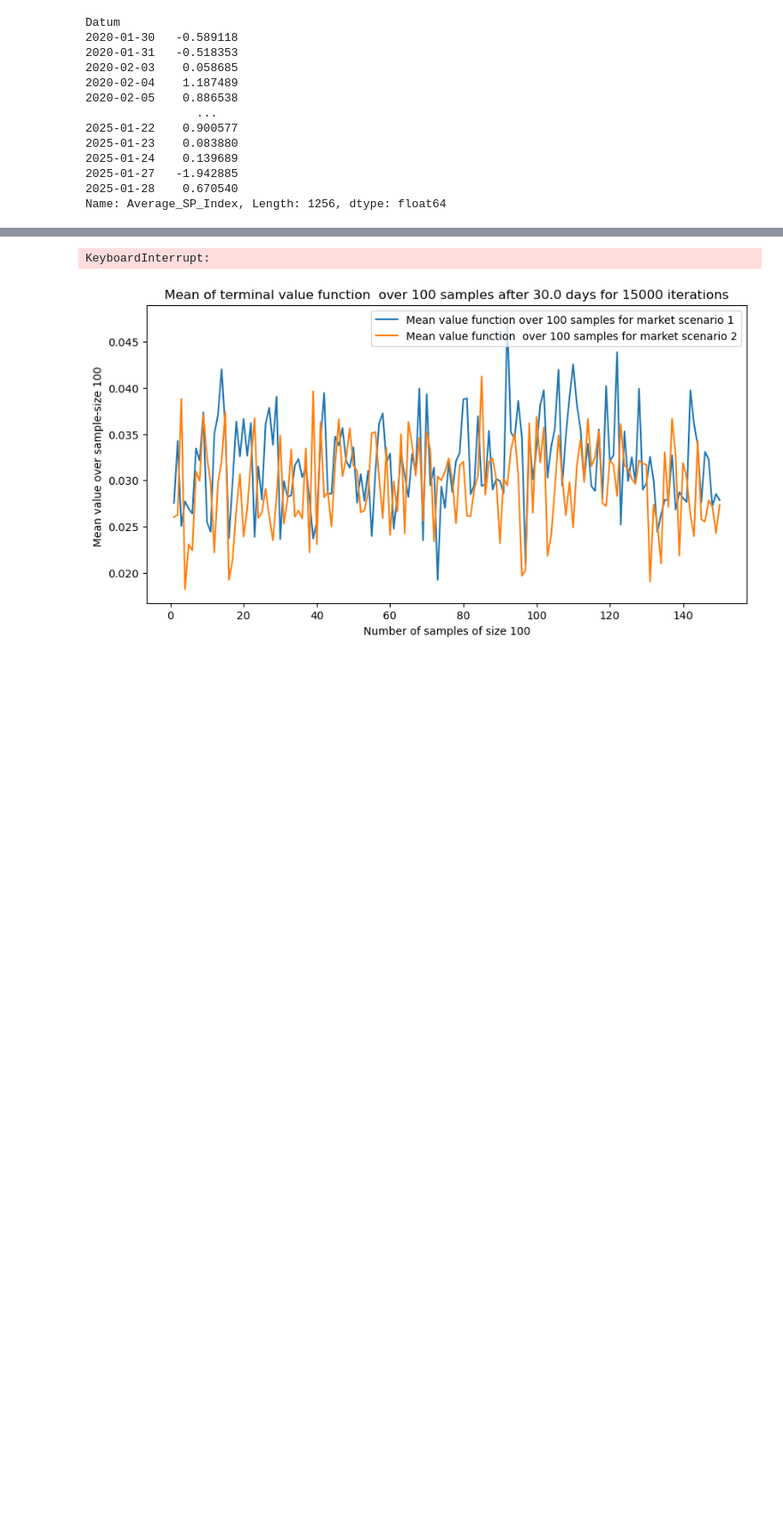
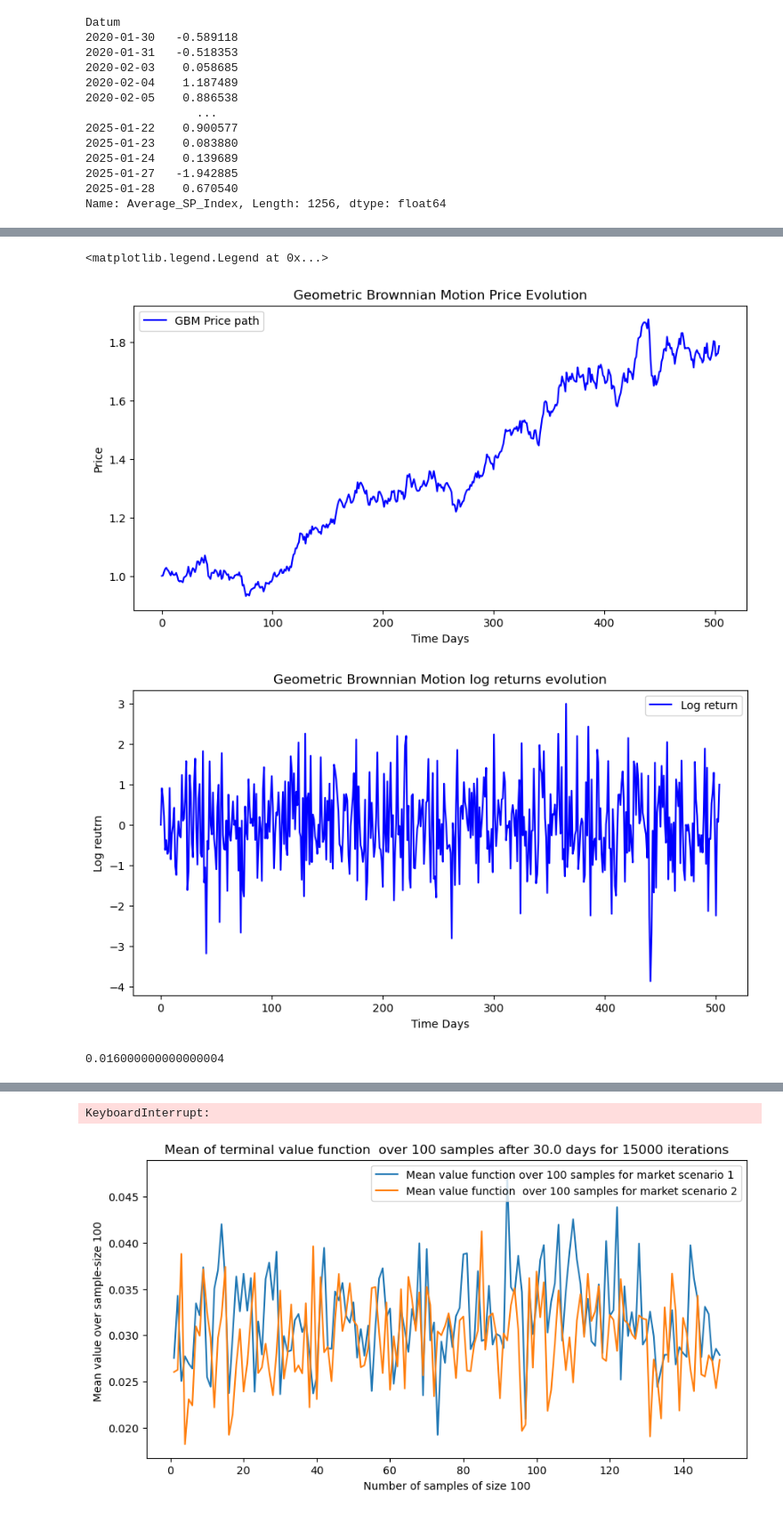
Before and after one commit to oscar10-wq/RL-Mathfin, a Jupyter notebook: RL_algorithm.ipynb, the cells around one changed output, grey strips where cells are left out. Shown at 89% size. Cells and saved outputs as stored; diff of their text form; code cells hidden in the pictures; blank space fills up the shorter version.

Commit message:
new implementation of the RL on browninan motion

```diff
--- a/RL_algorithm.ipynb
+++ b/RL_algorithm.ipynb
@@ -75,3 +77,52 @@ plt.show()
+# %%
+#Market simulation stationary market :
+
+# Parameters
+T = 2          # Total years
+N = 252 * T    # Number of trading days
+dt = 1 / 252   # Time step (daily)
+mu = 0.10 # Annual drift (10%)
+sigma = 0.20   # Annual volatility (20%)
+P0 = 1         # Initial price
+
+# Generate Brownian motion
+dW = np.random.normal(0, np.sqrt(dt), N)  # Brownian increments
+
+# Compute the price process using the GBM formula
+P = np.zeros(N+1)
+P[0] = P0
+for t in range(1, N+1):
+    P[t] = P[t-1] * np.exp((mu - 0.5 * sigma**2) * dt + sigma * dW[t-1])
+
+# Convert to numpy array
+P_array = np.array(P)
+log_returns = np.diff(np.log(P_array))
+market_log_returns = (log_returns - log_returns.mean()) / log_returns.std()
+
+#Plot market
+t = np.arange(len(P_array))
+plt.figure(figsize=(10, 5))
+plt.plot(t, P_array, linestyle='-', label=f"GBM Price path", color ="blue")
+# Formatting
+plt.xlabel("Time Days")
+plt.ylabel("Price")
+plt.title("Geometric Brownnian Motion Price Evolution")
+plt.legend()
+
+
+# Plot market log returns
+t= np.arange(len(log_returns))
+plt.figure(figsize=(10, 5))
+plt.plot(t, market_log_returns, linestyle='-', label=f"Log return", color ="blue")
+# Formatting
+plt.xlabel("Time Days")
+plt.ylabel("Log reutrn")
+plt.title("Geometric Brownnian Motion log returns evolution")
+plt.legend()
+# %% [output]
+<matplotlib.legend.Legend at 0x...>
+[figure, added]
+[figure, added]
 # %%
 import numpy as np
 import random
@@ -313,3 +363,11 @@ def compute_grad_phi_2(kappa, phi, D, w, T, lamb, delta_t):
         C += (V_dot - lamb * entropy) *  (-gradient_term - lamb * (T - t_i)) * delta_t
 
     return C
+# %%
+def feasible_target_return(brownian_return, yearly_interest, horizon):
+    target = 0.8 * brownian_return *horizon
+    while target < yearly_interest * horizon:
+        target = (target + brownian_return *horizon)
+    return target
+# %% [output]
+0.016000000000000004
```
Also changed, not shown: parts of 5 cells of this notebook.
